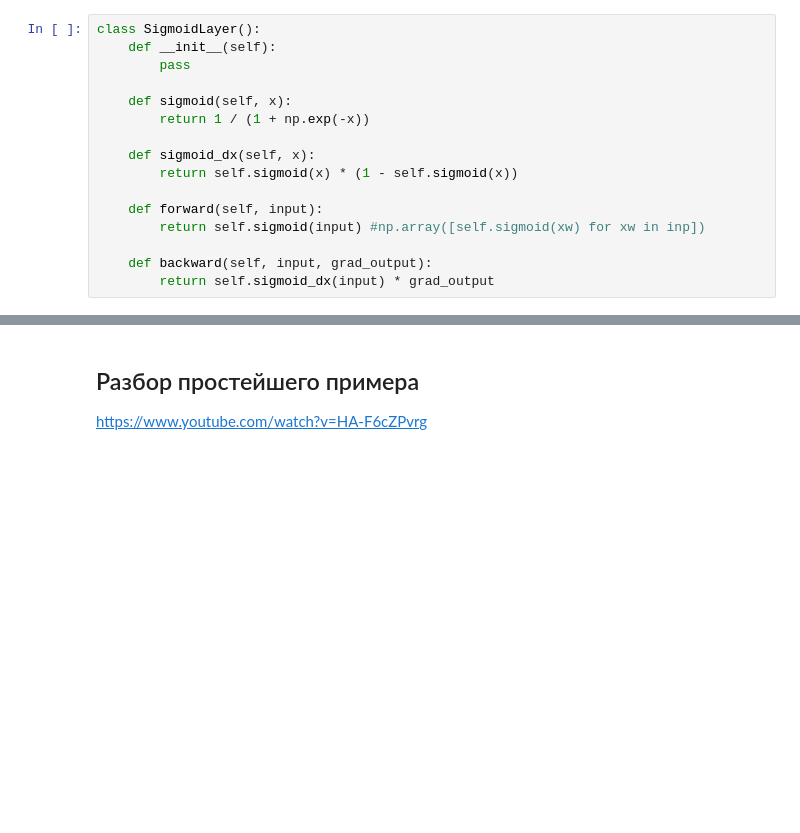
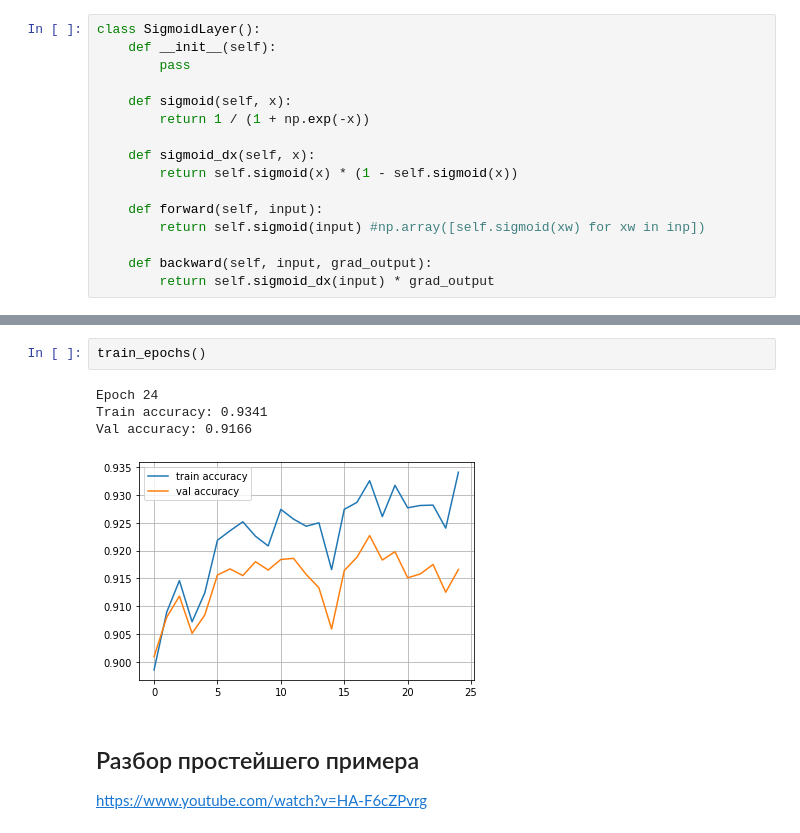
Before and after one commit to alexeybevz/neural-network, a Jupyter notebook: NumpyNN_(honor).ipynb, the cells around one changed output, grey strips where cells are left out. Drawn from its saved outputs; the diff is of its cells as text; blank space fills up the shorter version.

```diff
--- a/NumpyNN_(honor).ipynb
+++ b/NumpyNN_(honor).ipynb
@@ -678,3 +690,10 @@ Val accuracy: 0.8159
+# %%
+train_epochs()
+# %% [output]
+Epoch 24
+Train accuracy: 0.9341
+Val accuracy: 0.9166
+[figure, added]
 # %% [markdown]
 ## Разбор простейшего примера
 
```
Also changed, not shown: parts of 9 cells of this notebook.
